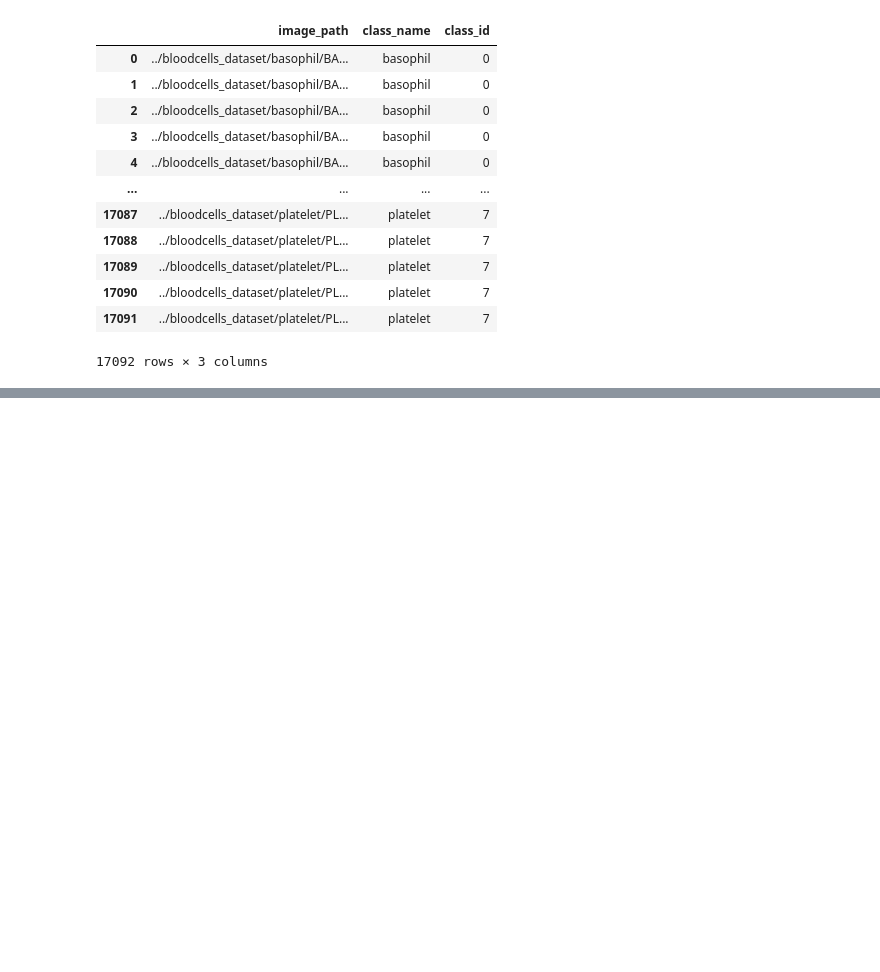
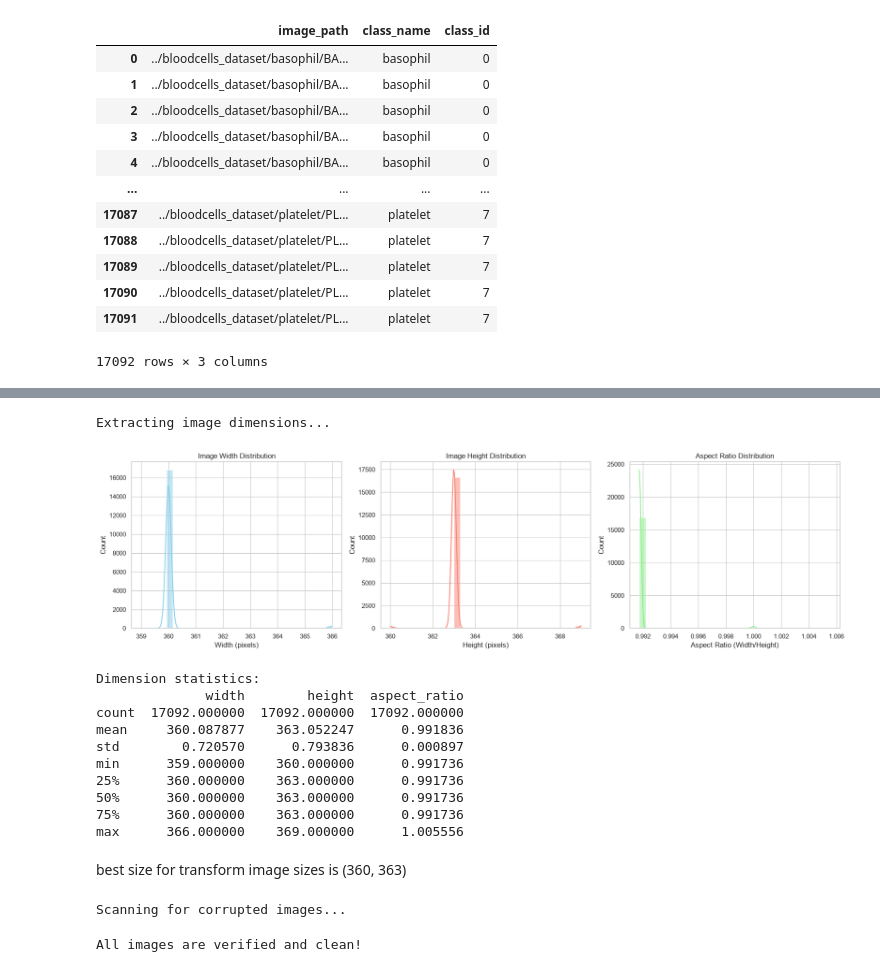
Before and after one commit to a-khorasani/blood-cells-detection, a Jupyter notebook: blood_cells_detection.ipynb, the cells around one changed output, grey strips where cells are left out. Drawn from its saved outputs; the diff is of its cells as text; code cells hidden in the pictures; blank space fills up the shorter version.

```diff
--- a/blood_cells_detection.ipynb
+++ b/blood_cells_detection.ipynb
@@ -131,0 +166,80 @@ df
+# %%
+widths = []
+heights = []
+aspect_ratios = []
+
+print("Extracting image dimensions...")
+
+for path in tqdm(df['image_path']):
+    try:
+        with Image.open(path) as img:
+            w, h = img.size
+            widths.append(w)
+            heights.append(h)
+            aspect_ratios.append(w / h)
+    except Exception as e:
+        widths.append(None)
+        heights.append(None)
+        aspect_ratios.append(None)
+
+df['width'] = widths
+df['height'] = heights
+df['aspect_ratio'] = aspect_ratios
+
+df = df.dropna()
+
+fig, axes = plt.subplots(1, 3, figsize=(18, 5))
+
+sns.histplot(df['width'], bins=30, ax=axes[0], color='skyblue', kde=True)
+axes[0].set_title('Image Width Distribution')
+axes[0].set_xlabel('Width (pixels)')
+
+sns.histplot(df['height'], bins=30, ax=axes[1], color='salmon', kde=True)
+axes[1].set_title('Image Height Distribution')
+axes[1].set_xlabel('Height (pixels)')
+
+sns.histplot(df['aspect_ratio'], bins=30, ax=axes[2], color='lightgreen', kde=True)
+axes[2].set_title('Aspect Ratio Distribution')
+axes[2].set_xlabel('Aspect Ratio (Width/Height)')
+
+plt.tight_layout()
+plt.savefig('image_dimensions_eda.png', dpi=300)
+plt.show()
+
+print("Dimension statistics:")
+print(df[['width', 'height', 'aspect_ratio']].describe())
+# %% [output]
+Extracting image dimensions...
+[figure, added]
+Dimension statistics:
+              width        height  aspect_ratio
+count  17092.000000  17092.000000  17092.000000
+mean     360.087877    363.052247      0.991836
+std        0.720570      0.793836      0.000897
+min      359.000000    360.000000      0.991736
+25%      360.000000    363.000000      0.991736
+50%      360.000000    363.000000      0.991736
+75%      360.000000    363.000000      0.991736
+max      366.000000    369.000000      1.005556
+# %% [markdown]
+best size for transform image sizes is (360, 363)
+# %%
+corrupted_files = []
+
+print("Scanning for corrupted images...")
+for idx, row in tqdm(df.iterrows(), total=len(df)):
+    path = row['image_path']
+    try:
+        with Image.open(path) as img:
+            img.verify()
+    except Exception as e:
+        print(f"Corrupted file found: {path} | Error: {e}")
+        corrupted_files.append(path)
+
+if len(corrupted_files) == 0:
+    print("All images are verified and clean!")
+else:
+    print(f"Found {len(corrupted_files)} corrupted files. Consider removing them.")
+# %% [output]
+Scanning for corrupted images...
+All images are verified and clean!
```
Also changed, not shown: parts of 8 cells of this notebook, 6 other files.
